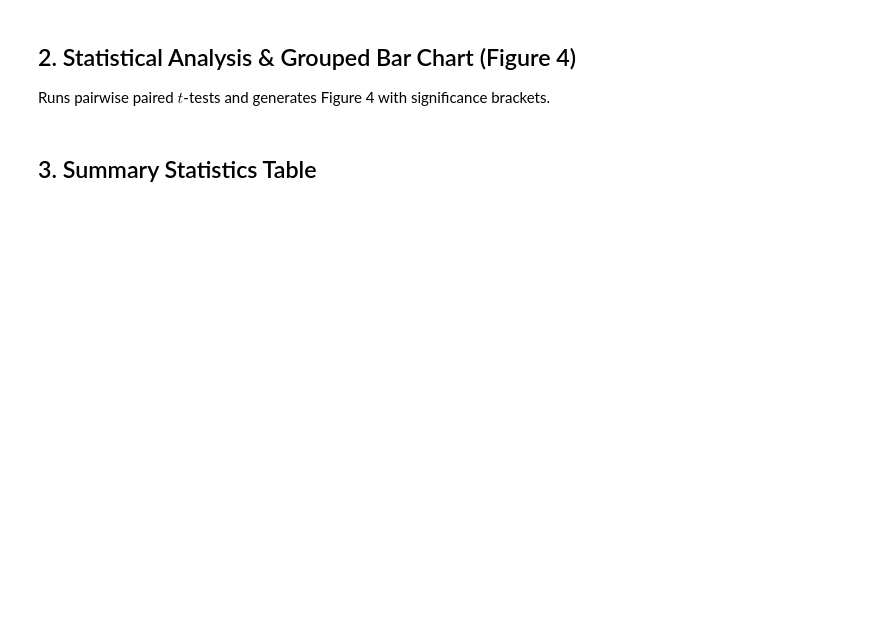
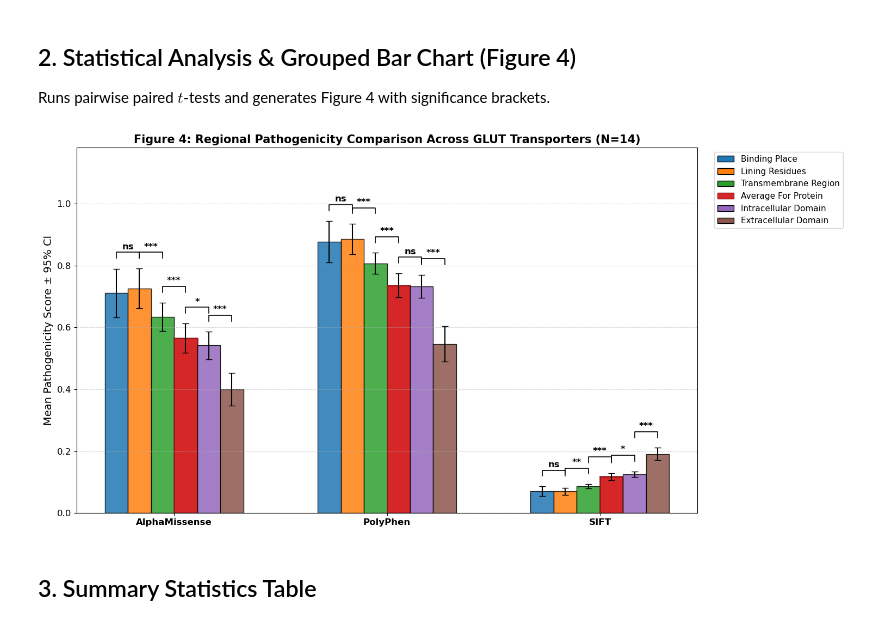
Before and after one commit to DominikMartinat/GLUT_pathogenicity_analysis, a Jupyter notebook: notebooks/01_region_and_pathogenicity_mapping.ipynb, the cells around one changed output. Cells and saved outputs as stored; diff of their text form; code cells hidden in the pictures; blank space fills up the shorter version.

```diff
--- a/notebooks/01_region_and_pathogenicity_mapping.ipynb
+++ b/notebooks/01_region_and_pathogenicity_mapping.ipynb
@@ -38,14 +54,15 @@ Runs pairwise paired $t$-tests and generates Figure 4 with significance brackets
 # %%
 long_df = avi.to_long_format(datasets)
 summary_df = avi.compute_group_stats(long_df)
+dataset_names = list(datasets.keys())
 
-pvalue_dicts = {}
-for name, df in datasets.items():
-    pval_mat = avi.compute_pvalue_matrix(df, avi.REGION_ORDER)
-    pvalue_dicts[name] = avi.pvalue_matrix_to_dict(pval_mat)
+# 1. Neighboring comparisons & Figure 4
+neighbor_pvals = avi.compute_neighbor_pvalues(long_df, dataset_names, avi.REGIONS_ORDERED)
 
 fig_out = Path.cwd().parent / 'results' / 'figures' / 'figure4_region_comparison_bars.png'
-avi.plot_grouped_bars_with_significance(summary_df, pvalue_dicts, output_path=fig_out, show=True)
+avi.plot_grouped_bars_with_neighbor_significance(summary_df, neighbor_pvals, output_path=fig_out, show=True)
+# %% [output]
+[figure, added]
 # %% [markdown]
 ## 3. Summary Statistics Table
 # %%
```
Also changed, not shown: parts of 2 cells of this notebook.
